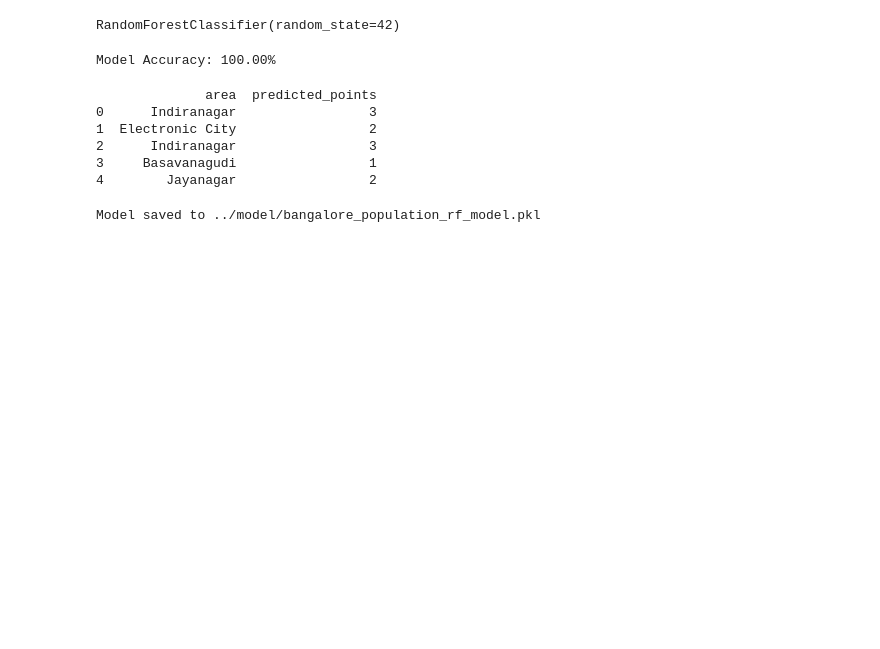
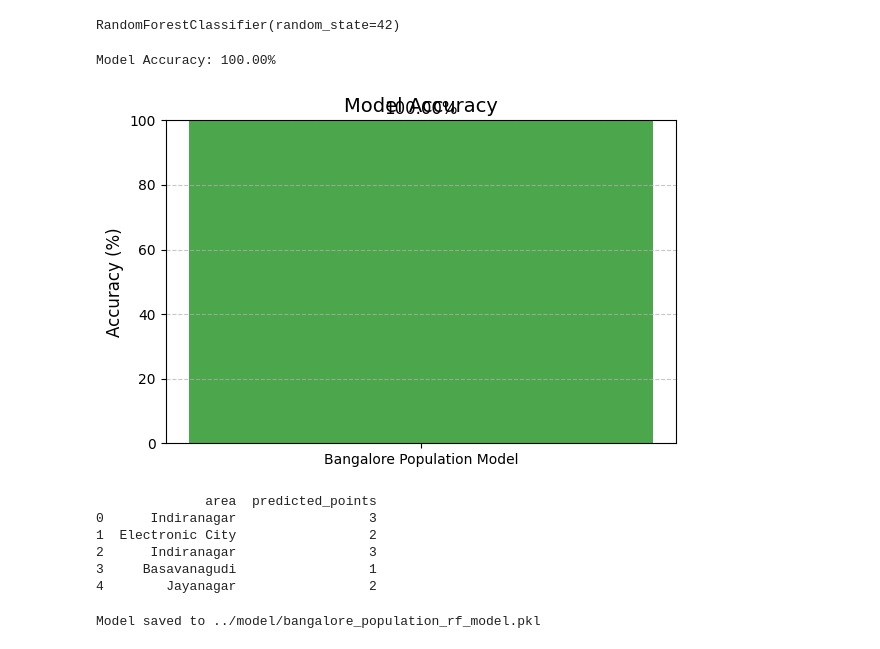
Before and after one commit to Ashish9738/Save-A-Plate, a Jupyter notebook: notebooks/population_density_model.ipynb.ipynb, the cells around one changed output. Drawn from its saved outputs; the diff is of its cells as text; code cells hidden in the pictures; blank space fills up the shorter version.

Commit message:
added plot

```diff
--- a/notebooks/population_density_model.ipynb.ipynb
+++ b/notebooks/population_density_model.ipynb.ipynb
@@ -28,6 +28,24 @@ accuracy = accuracy_score(y_test, y_pred)
 print(f"Model Accuracy: {accuracy * 100:.2f}%")
 # %% [output]
 Model Accuracy: 100.00%
+# %%
+import matplotlib.pyplot as plt
+
+model_name = "Bangalore Population Model"
+accuracy = 1.0
+
+plt.figure(figsize=(6, 4))
+plt.bar(model_name, accuracy * 100, color='green', alpha=0.7)
+plt.title("Model Accuracy", fontsize=14)
+plt.ylabel("Accuracy (%)", fontsize=12)
+plt.ylim(0, 100)
+plt.text(0, accuracy * 100 + 2, f"{accuracy * 100:.2f}%", ha='center', fontsize=12, color='black')
+plt.grid(axis='y', linestyle='--', alpha=0.7)
+plt.tight_layout()
+
+plt.show()
+# %% [output]
+[figure, added]
 # %%
 test_data['predicted_points'] = y_pred
 print(test_data[['area', 'predicted_points']].head())
```
Also changed, not shown: 1 other file.
